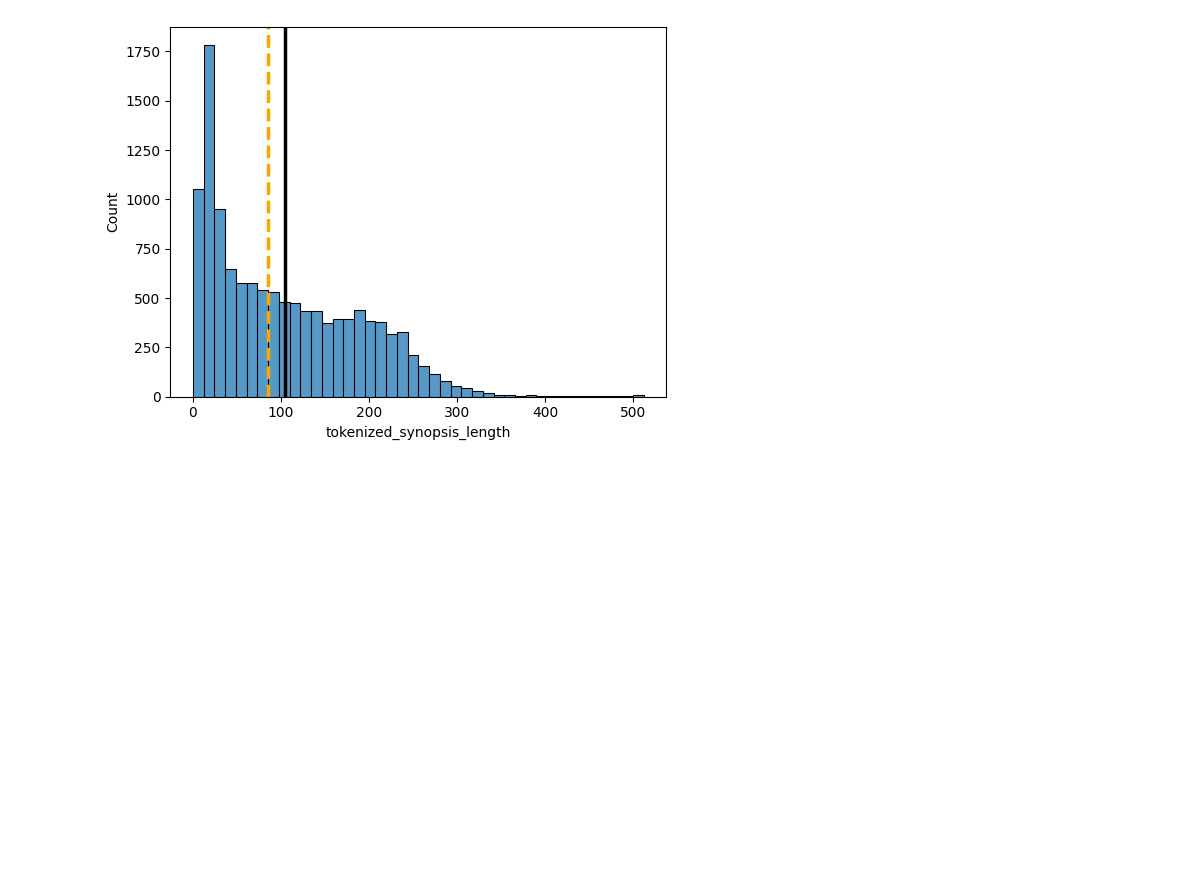
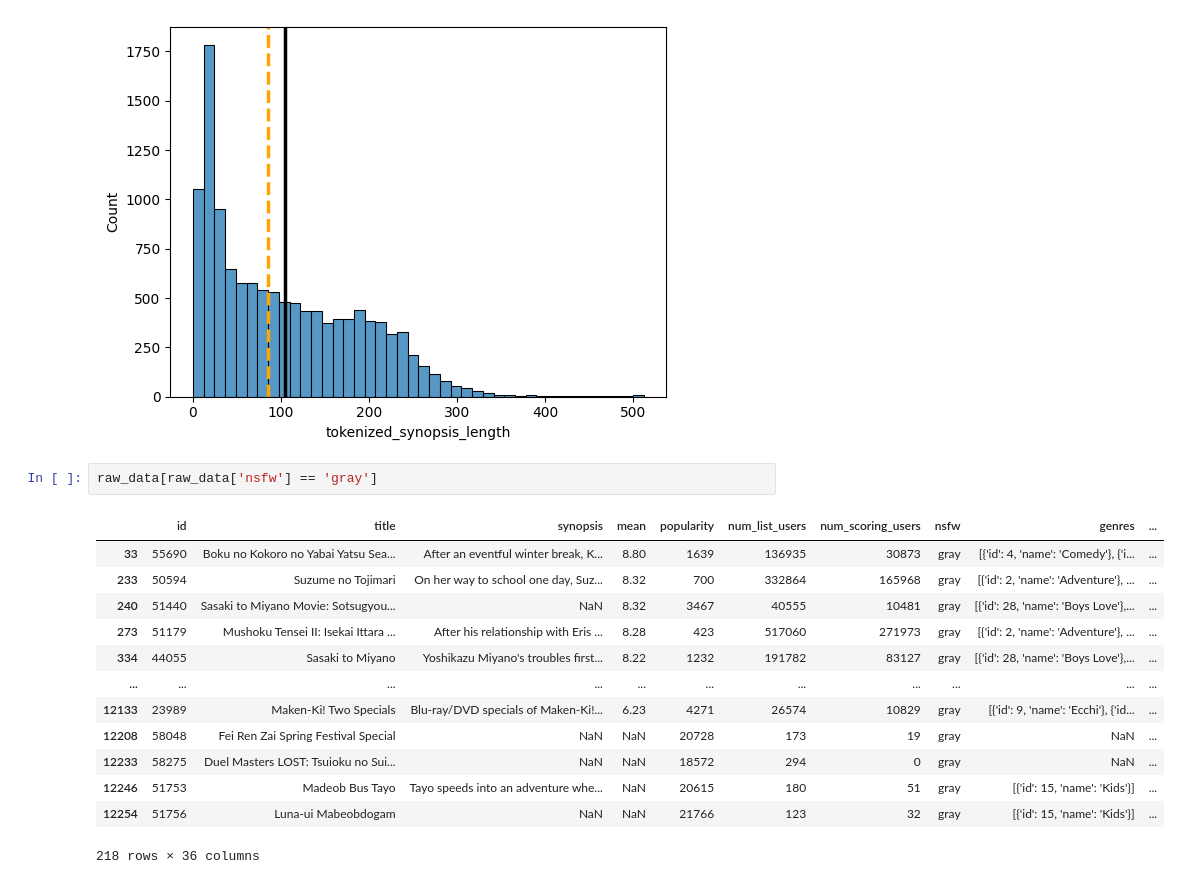
Before and after one commit to oliverharcourt/anime-recommender, a Jupyter notebook: notebooks/analysis/data_analysis.ipynb, the cells around one changed output. Saved outputs shown, nothing was run; the diff lists cells and outputs as text; blank space fills up the shorter version.

```diff
--- a/notebooks/analysis/data_analysis.ipynb
+++ b/notebooks/analysis/data_analysis.ipynb
@@ -60,3 +60,19 @@ max        512.000000
 Name: tokenized_synopsis_length, dtype: float64
 Number of synopses of max tokenized length: 8
 [figure]
+# %%
+raw_data[raw_data['nsfw'] == 'gray']
+# %% [output]
+|  | id | title | synopsis | mean | popularity | num_list_users | num_scoring_users | nsfw | genres | ... |
+| 33 | 55690 | Boku no Kokoro no Yabai Yatsu Sea... | After an eventful winter break, K... | 8.80 | 1639 | 136935 | 30873 | gray | [{'id': 4, 'name': 'Comedy'}, {'i... | ... |
+| 233 | 50594 | Suzume no Tojimari | On her way to school one day, Suz... | 8.32 | 700 | 332864 | 165968 | gray | [{'id': 2, 'name': 'Adventure'}, ... | ... |
+| 240 | 51440 | Sasaki to Miyano Movie: Sotsugyou... | NaN | 8.32 | 3467 | 40555 | 10481 | gray | [{'id': 28, 'name': 'Boys Love'},... | ... |
+| 273 | 51179 | Mushoku Tensei II: Isekai Ittara ... | After his relationship with Eris ... | 8.28 | 423 | 517060 | 271973 | gray | [{'id': 2, 'name': 'Adventure'}, ... | ... |
+| 334 | 44055 | Sasaki to Miyano | Yoshikazu Miyano's troubles first... | 8.22 | 1232 | 191782 | 83127 | gray | [{'id': 28, 'name': 'Boys Love'},... | ... |
+| ... | ... | ... | ... | ... | ... | ... | ... | ... | ... | ... |
+| 12133 | 23989 | Maken-Ki! Two Specials | Blu-ray/DVD specials of Maken-Ki!... | 6.23 | 4271 | 26574 | 10829 | gray | [{'id': 9, 'name': 'Ecchi'}, {'id... | ... |
+| 12208 | 58048 | Fei Ren Zai Spring Festival Special | NaN | NaN | 20728 | 173 | 19 | gray | NaN | ... |
+| 12233 | 58275 | Duel Masters LOST: Tsuioku no Sui... | NaN | NaN | 18572 | 294 | 0 | gray | NaN | ... |
+| 12246 | 51753 | Madeob Bus Tayo | Tayo speeds into an adventure whe... | NaN | 20615 | 180 | 51 | gray | [{'id': 15, 'name': 'Kids'}] | ... |
+| 12254 | 51756 | Luna-ui Mabeobdogam | NaN | NaN | 21766 | 123 | 32 | gray | [{'id': 15, 'name': 'Kids'}] | ... |
+218 rows × 36 columns
```
